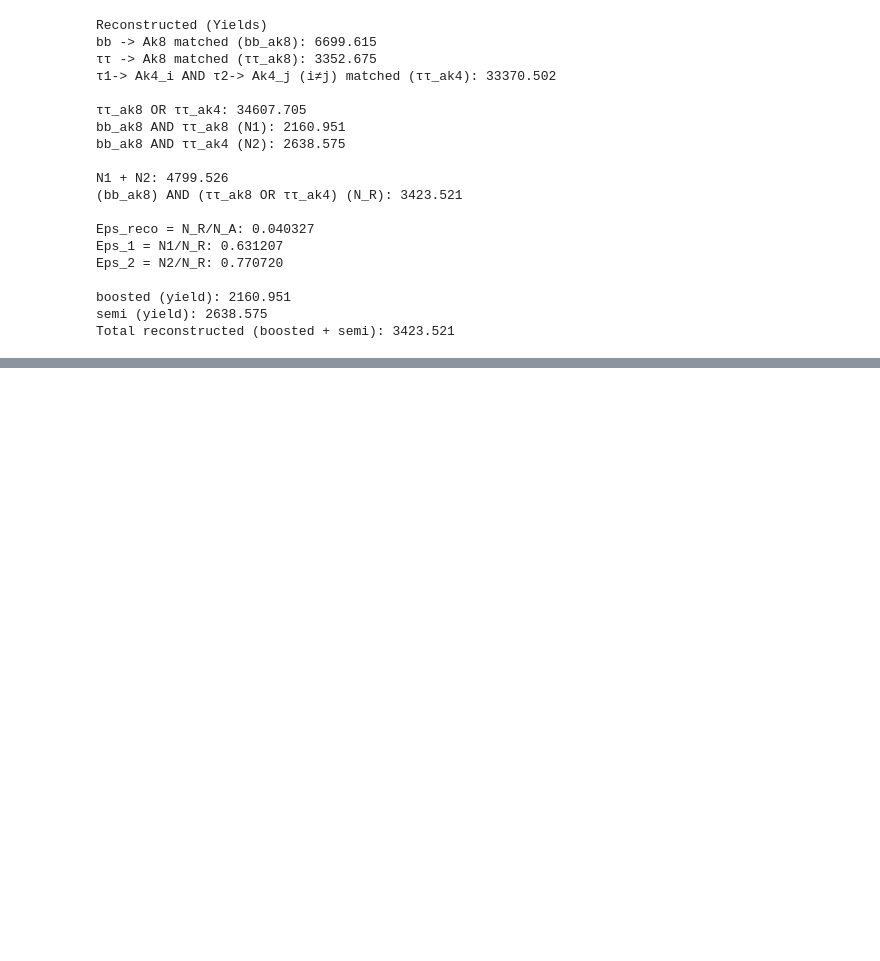
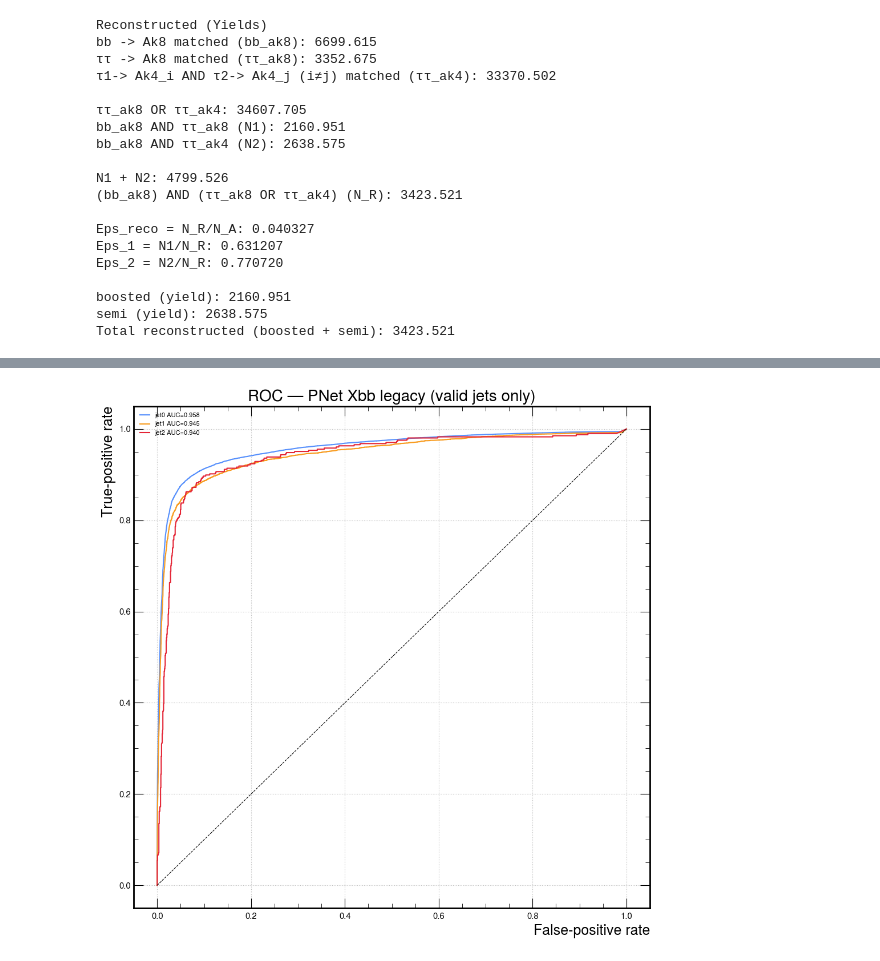
Before and after one commit to ArghyaDas112358/bbtautau, a Jupyter notebook: src/bbtautau/postprocessing/lowPt_Study_gen_match .ipynb, the cells around one changed output, grey strips where cells are left out. Drawn from its saved outputs; the diff is of its cells as text; code cells hidden in the pictures; blank space fills up the shorter version.

Commit message:
Add lowPt gen match study notebook

```diff
--- a/src/bbtautau/postprocessing/lowPt_Study_gen_match .ipynb
+++ b/src/bbtautau/postprocessing/lowPt_Study_gen_match .ipynb
@@ -715,0 +757,39 @@ Total reconstructed (boosted + semi): 3423.521
+# %%
+from sklearn.metrics import roc_curve, auc
+
+
+SENTINEL = -99999.0
+COLS = [("ak8FatJetPNetXbbLegacy", i) for i in range(3)]
+
+is_matched = b_ak8_mask.any(axis=2)          # shape (N, 3)
+rows = []
+for j, col in enumerate(COLS):
+    rows.append(pd.DataFrame({
+        "score":   df_check[col].to_numpy(),
+        "matched": is_matched[:, j],
+        "jet":     j,
+    }))
+plot_df = pd.concat(rows, ignore_index=True)
+
+# drop dummy scores
+plot_df = plot_df[plot_df["score"] > SENTINEL]
+
+
+fig, ax = plt.subplots()
+for j in range(3):
+    sel     = plot_df["jet"] == j
+    y_true  = plot_df.loc[sel, "matched"].astype(int).to_numpy()
+    y_score = plot_df.loc[sel, "score"].to_numpy()
+    fpr, tpr, _ = roc_curve(y_true, y_score)
+    ax.plot(fpr, tpr, label=f"jet{j} AUC={auc(fpr, tpr):.3f}")
+
+ax.plot([0, 1], [0, 1], "--", lw=0.8, color="black")
+ax.set_xlabel("False-positive rate")
+ax.set_ylabel("True-positive rate")
+ax.set_title("ROC — PNet Xbb legacy (valid jets only)")
+ax.legend(fontsize=8)
+ax.grid(True)
+plt.tight_layout()
+plt.show()
+# %% [output]
+[figure, added]
```
Also changed, not shown: parts of 11 cells of this notebook.
